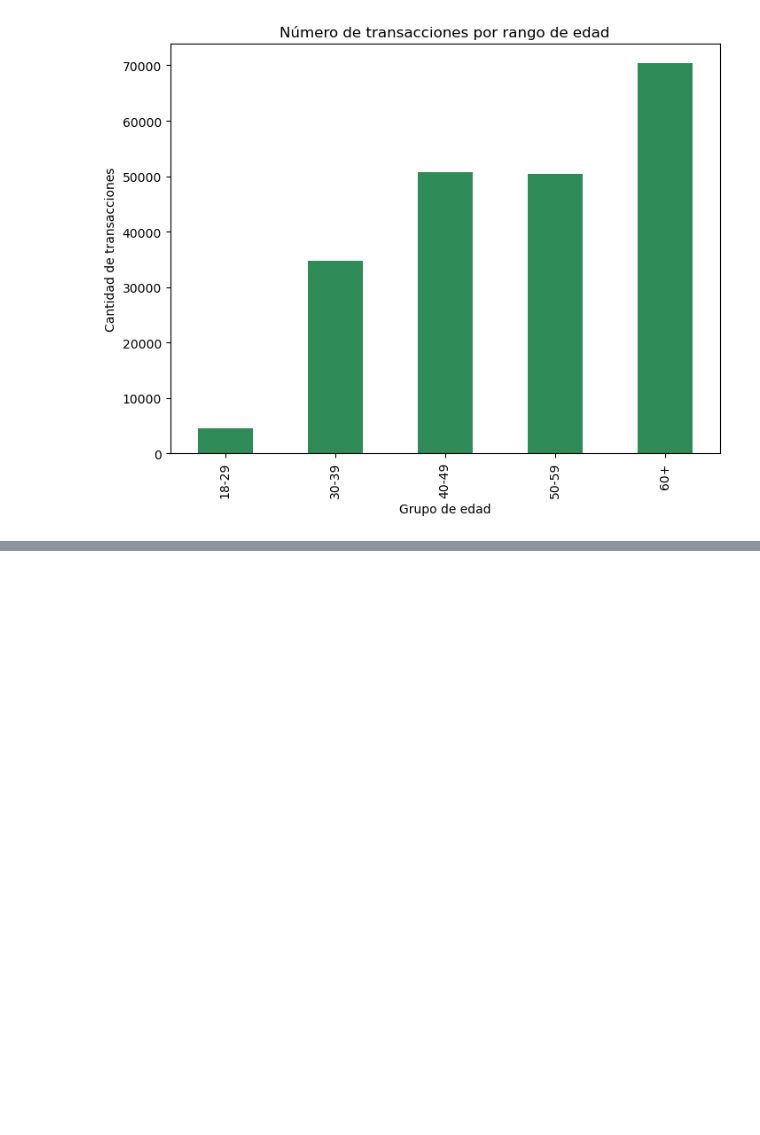
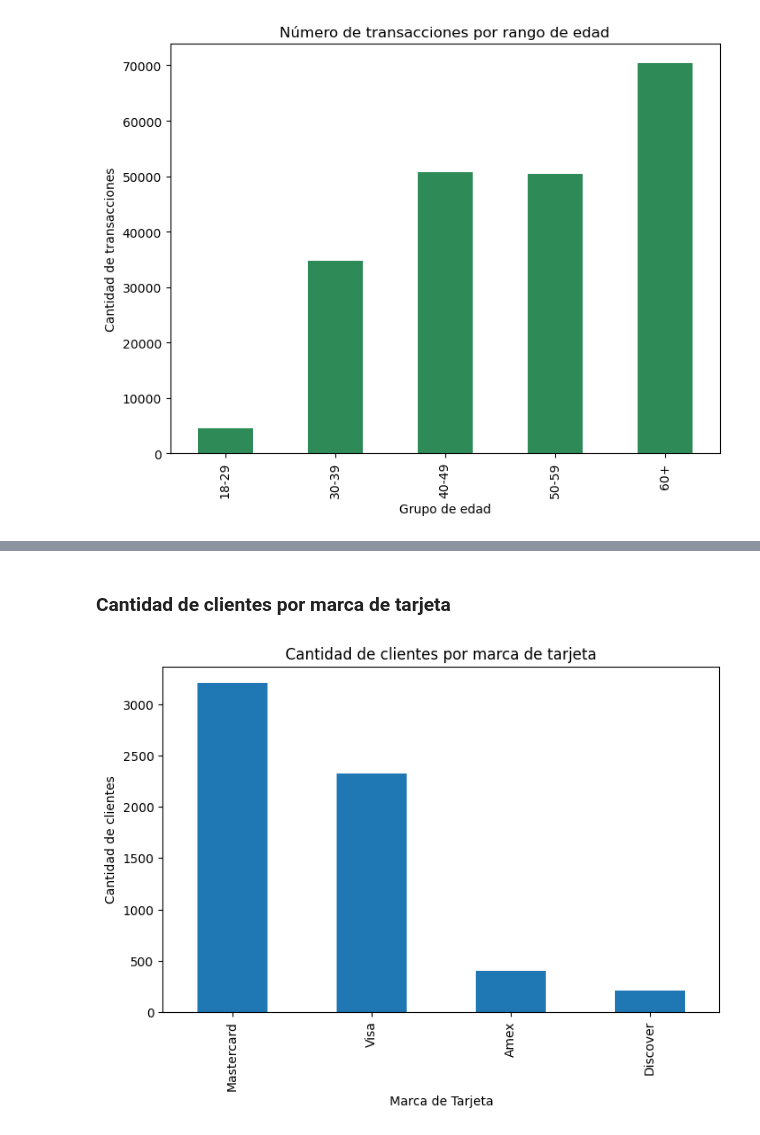
Before and after one commit to robertomalave/Practica_G11, a Jupyter notebook: ProyectoG11.ipynb, the cells around one changed output, grey strips where cells are left out. Saved outputs shown, nothing was run; the diff lists cells and outputs as text; code cells hidden in the pictures; blank space fills up the shorter version.

```diff
--- a/ProyectoG11.ipynb
+++ b/ProyectoG11.ipynb
@@ -1330,0 +1481,10 @@ dim_mcc = dim_mcc.merge(df_mcc, on="mcc", how="left")
+# %%
+dim_expire_cards = dim_expire_cards.rename(columns={'values': 'expire_id'})
+
+df_cards = df_cards.merge(dim_expire_cards,how='left',left_on='expires_year',right_on='expire_id')
+# %%
+dim_accopen_cards = dim_accopen_cards.rename(columns={'values': 'accopen_values'})
+df_cards = df_cards.merge(dim_accopen_cards,how='left',left_on='acct_open_year',right_on='accopen_values')
+# %%
+dim_last_pin_cards = dim_last_pin_cards.rename(columns={'values': 'year_pin_last_values'})
+df_cards = df_cards.merge(dim_last_pin_cards,how='left',left_on='year_pin_last_changed',right_on='year_pin_last_values')
@@ -1365,0 +1644,3 @@ Se va a crear un nuevo direscotrio de nombre t1
+# %%
+df_cards_final = df_cards.drop(columns=['values_x', 'values_y','values','expire_id','accopen_values','year_pin_last_values'])
+df_cards_final.to_csv('t1/cards_final.csv',sep='|',index=False)
@@ -1411,0 +1735,13 @@ plt.show()
+# %% [markdown]
+### Cantidad de clientes por marca de tarjeta
+# %%
+counts = df_cards_final['card_brand'].value_counts()
+
+plt.figure(figsize=(8,5))
+counts.plot(kind='bar')
+plt.title('Cantidad de clientes por marca de tarjeta')
+plt.xlabel('Marca de Tarjeta')
+plt.ylabel('Cantidad de clientes')
+plt.show()
+# %% [output]
+[figure, added]
```
Also changed, not shown: parts of 45 cells of this notebook.
